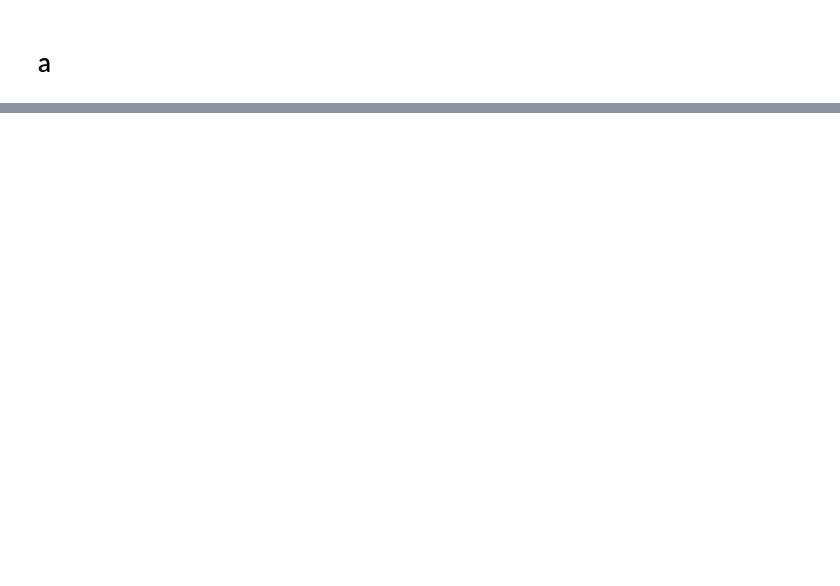
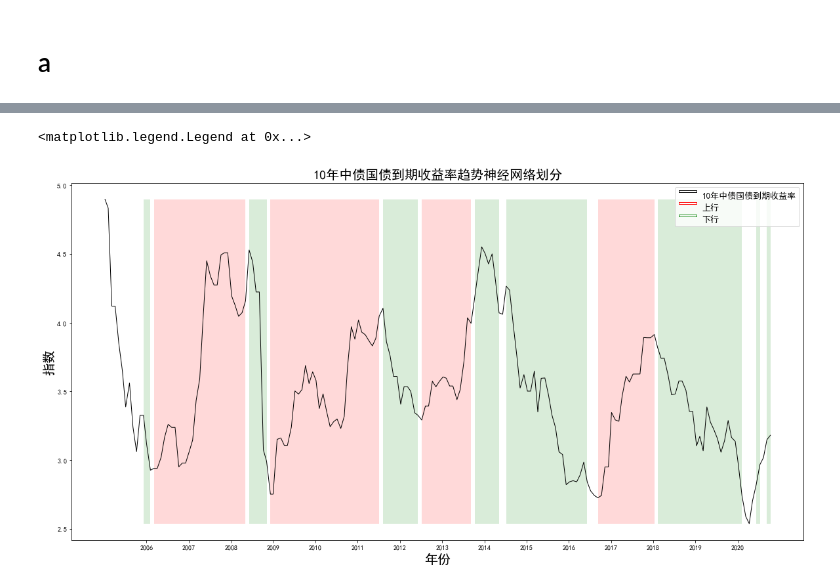
Before and after one commit to LimboRift/wkzq, a Jupyter notebook: herewegoagane.ipynb, the cells around one changed output, grey strips where cells are left out. Saved outputs shown, nothing was run; the diff lists cells and outputs as text; code cells hidden in the pictures; blank space fills up the shorter version.

```diff
--- a/herewegoagane.ipynb
+++ b/herewegoagane.ipynb
@@ -660,0 +758,4 @@ M2同比理想年化收益率 12.60026733797195%
+# %%
+logr = LogisticRegression()
+logr.fit(df[:-24], ud[11:-24])
+logr.predict(df)
@@ -660,0 +774,29 @@ M2同比理想年化收益率 12.60026733797195%
+# %%
+plt.rcParams['font.family']=['SimHei']
+fig, ax = plt.subplots(figsize=(20,10))
+ax.set_title(int_list[ii][1]+'趋势神经网络划分',fontproperties='SimHei', size = 20)
+ax.plot(d8, data[ii], color='black', linewidth = 1, label = int_list[ii][1])
+
+plt.xlabel(u'年份',fontproperties='SimHei',fontsize = 20)
+plt.xticks([i for i in range(d8[find1y(date)],d8[-1],365)], [date[i].year for i in range(find1y(date),len(d8),12)])
+plt.ylabel(u'指数',fontproperties='SimHei',fontsize = 20)
+
+collection = collections.BrokenBarHCollection.span_where(
+    d8[11:], ymin=min(data[ii]), ymax=max(data[ii]), where=logr.predict(df) == 1, facecolor='red', alpha=.15, label = '上行')
+ax.add_collection(collection)
+
+collection = collections.BrokenBarHCollection.span_where(
+    d8[11:], ymin=min(data[ii]), ymax=max(data[ii]), where=logr.predict(df) == -1, facecolor='green', alpha=.15, label = '下行')
+ax.add_collection(collection)
+
+colors = ['black', 'red', 'green']
+new_legends = ["-"] * len(colors)
+markers = ['-'] * len(colors)
+
+_, labels = ax.get_legend_handles_labels()
+
+duplicates = [dupe_legend(leg, color) for leg, color in zip(new_legends, colors)]
+ax.legend(duplicates, labels, numpoints=1, markerscale=5, fontsize=13)
+# %% [output]
+<matplotlib.legend.Legend at 0x...>
+[figure, added]
```
Also changed, not shown: parts of 8 cells of this notebook, 2 other files.
